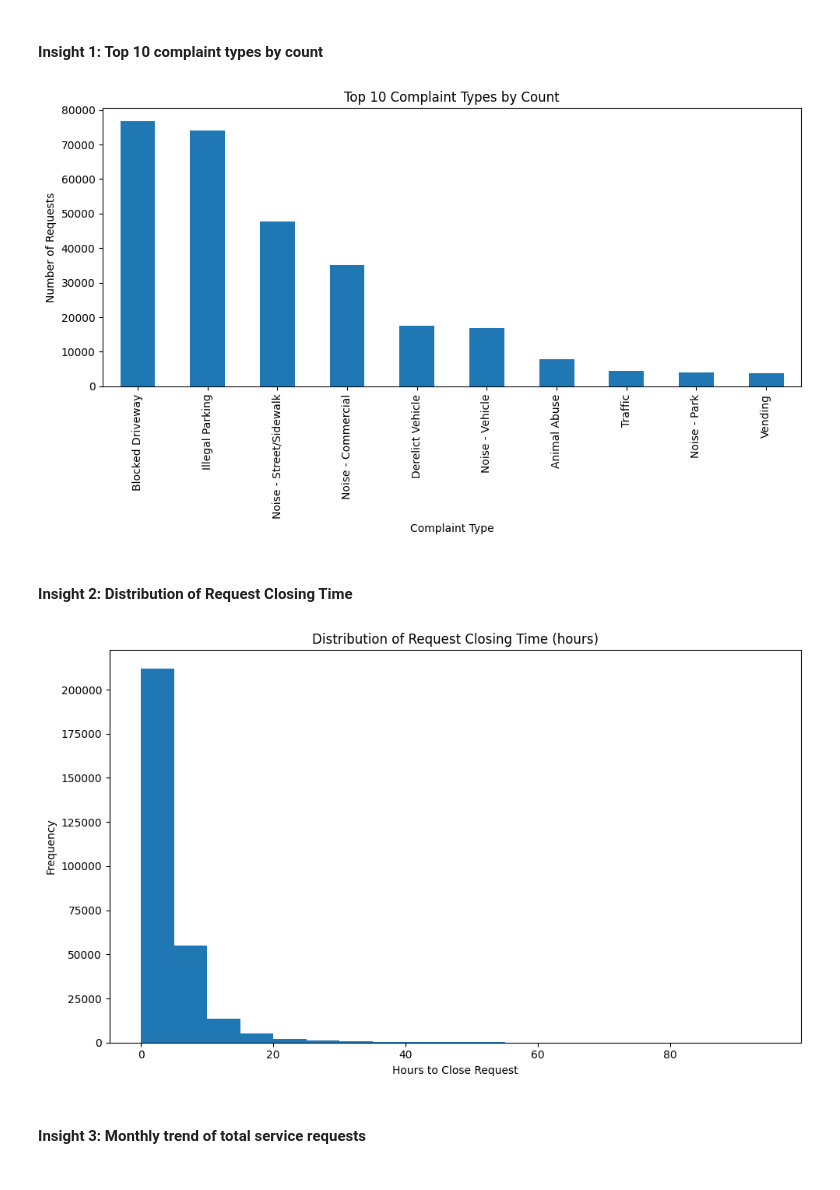
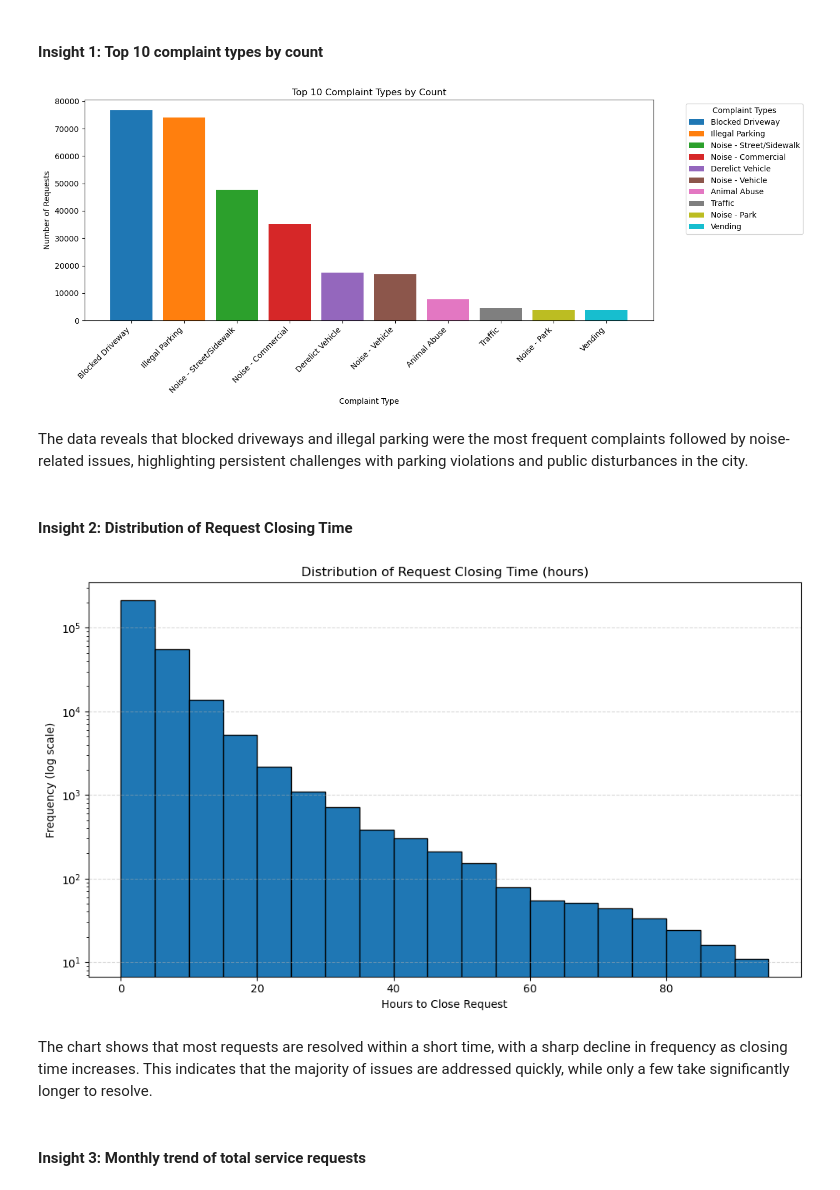
Before and after one commit to sahilverse/311-nyc-data-exploration, a Jupyter notebook: main.ipynb, the cells around one changed output. Saved outputs shown, nothing was run; the diff lists cells and outputs as text; code cells hidden in the pictures.

```diff
--- a/main.ipynb
+++ b/main.ipynb
@@ -320,41 +320,59 @@ correlation_matrix
 # %% [markdown]
 #### Insight 1: Top 10 complaint types by count
 # %%
-# Get the top 10 most common complaint types from the cleaned dataset
-top_five_complaints =  df_cleaned['Complaint Type'].value_counts().nlargest(10)
+# Get the top 10 most common complaint types
+top_ten_complaints = df_cleaned['Complaint Type'].value_counts().nlargest(10)
 
-# Plot a bar chart of the top 10 complaint types
-plt.figure(figsize=(10,6))
-top_five_complaints.plot(kind='bar')
+# Plotting figure and color
+plt.figure(figsize=(14, 6))
+colors = plt.cm.tab10(range(len(top_ten_complaints)))
 
-# Add title and axis labels
+# Plot bars
+bars = plt.bar(top_ten_complaints.index, top_ten_complaints.values, color=colors)
+
+# Add legend
+plt.legend(bars, top_ten_complaints.index, title="Complaint Types",
+           bbox_to_anchor=(1.05, 1), loc='upper left')
+
+# Add title and labels
 plt.title('Top 10 Complaint Types by Count')
 plt.xlabel('Complaint Type')
 plt.ylabel('Number of Requests')
+plt.xticks(rotation=45, ha='right')
 
 plt.tight_layout()
 plt.show()
 # %% [output]
-[figure, old version]
+[figure, new version]
+# %% [markdown]
+The data reveals that blocked driveways and illegal parking were the most frequent complaints followed by noise-related issues, highlighting persistent challenges with parking violations and public disturbances in the city.
 # %% [markdown]
 #### Insight 2: Distribution of Request Closing Time
 # %%
-# Define bins for the histogram in 5-hour intervals from 0 to 100 hours
+# bins for the histogram in 5-hour intervals from 0 to 100 hours
 bins = np.arange(0, 100, 5)
 
-# Plot a histogram of the 'Request Closing Time' column
+# Plot the histogram
 plt.figure(figsize=(10, 6))
-plt.hist(df_cleaned['Request Closing Time'], bins=bins)
+plt.hist(df_cleaned['Request Closing Time'], bins=bins, edgecolor='black')
+
+# Set y-axis to logarithmic scale
+plt.yscale('log')
 
 # Add title and axis labels
 plt.title('Distribution of Request Closing Time (hours)')
 plt.xlabel('Hours to Close Request')
-plt.ylabel('Frequency')
+plt.ylabel('Frequency (log scale)')
+
+#  Add grid lines
+plt.grid(axis='y', alpha=0.5, linestyle='--')
 
 plt.tight_layout()
 plt.show()
 # %% [output]
-[figure, old version]
+[figure, new version]
+# %% [markdown]
+The chart shows that most requests are resolved within a short time, with a sharp decline in frequency as closing time increases. This indicates that the majority of issues are addressed quickly, while only a few take significantly longer to resolve.
 # %% [markdown]
 #### Insight 3: Monthly trend of total service requests
 # %%
```
Also changed, not shown: parts of 9 cells of this notebook.
